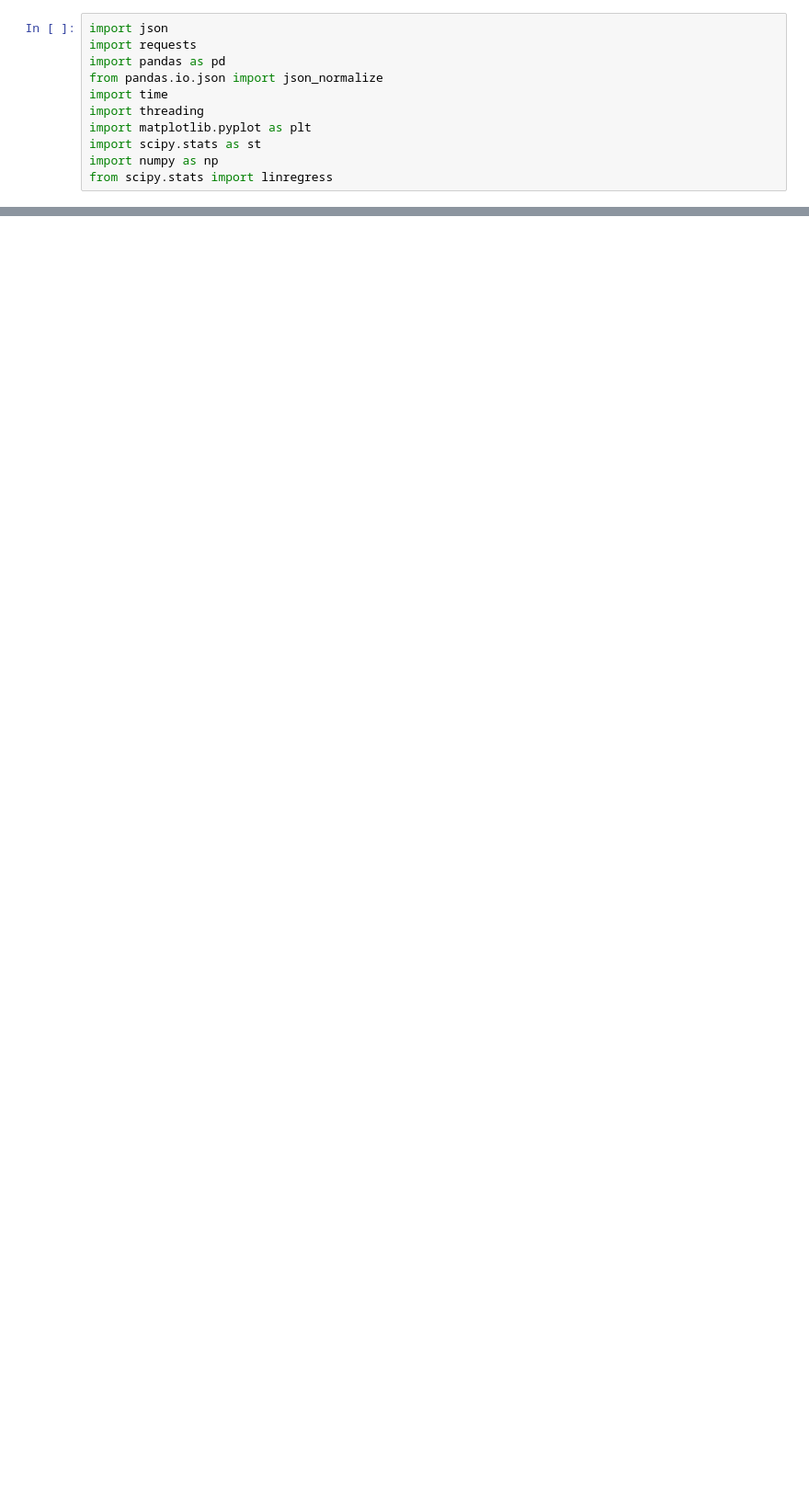
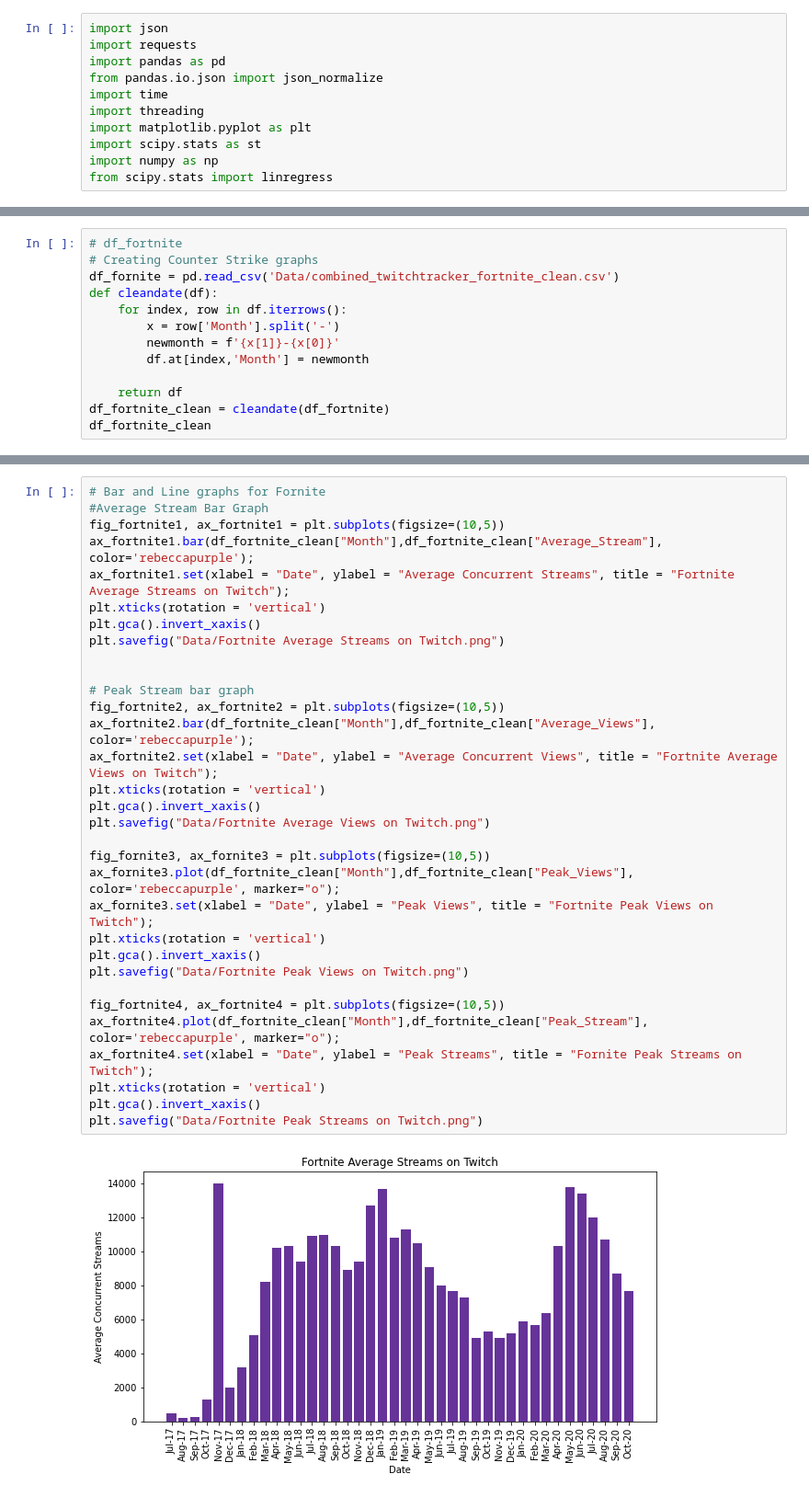
Before and after one commit to asoemardy/great-gaming-googlers, a Jupyter notebook: Twitch Tracker Graphs.ipynb, the cells around one changed output, grey strips where cells are left out. Shown at 92% size. Saved outputs shown, nothing was run; the diff lists cells and outputs as text; blank space fills up the shorter version.

```diff
--- a/Twitch Tracker Graphs.ipynb
+++ b/Twitch Tracker Graphs.ipynb
@@ -153,0 +218,13 @@ df_fortnite
+# %%
+# df_fortnite
+# Creating Counter Strike graphs
+df_fornite = pd.read_csv('Data/combined_twitchtracker_fortnite_clean.csv')
+def cleandate(df):
+    for index, row in df.iterrows():
+        x = row['Month'].split('-')
+        newmonth = f'{x[1]}-{x[0]}'
+        df.at[index,'Month'] = newmonth
+
+    return df
+df_fortnite_clean = cleandate(df_fortnite)
+df_fortnite_clean
@@ -153,0 +249,34 @@ df_fortnite
+# %%
+# Bar and Line graphs for Fornite
+#Average Stream Bar Graph
+fig_fortnite1, ax_fortnite1 = plt.subplots(figsize=(10,5))
+ax_fortnite1.bar(df_fortnite_clean["Month"],df_fortnite_clean["Average_Stream"], color='rebeccapurple');
+ax_fortnite1.set(xlabel = "Date", ylabel = "Average Concurrent Streams", title = "Fortnite Average Streams on Twitch");
+plt.xticks(rotation = 'vertical')
+plt.gca().invert_xaxis()
+plt.savefig("Data/Fortnite Average Streams on Twitch.png")
+
+
+# Peak Stream bar graph
+fig_fortnite2, ax_fortnite2 = plt.subplots(figsize=(10,5))
+ax_fortnite2.bar(df_fortnite_clean["Month"],df_fortnite_clean["Average_Views"], color='rebeccapurple');
+ax_fortnite2.set(xlabel = "Date", ylabel = "Average Concurrent Views", title = "Fortnite Average Views on Twitch");
+plt.xticks(rotation = 'vertical')
+plt.gca().invert_xaxis()
+plt.savefig("Data/Fortnite Average Views on Twitch.png")
+
+fig_fornite3, ax_fornite3 = plt.subplots(figsize=(10,5))
+ax_fornite3.plot(df_fortnite_clean["Month"],df_fortnite_clean["Peak_Views"], color='rebeccapurple', marker="o");
+ax_fornite3.set(xlabel = "Date", ylabel = "Peak Views", title = "Fortnite Peak Views on Twitch");
+plt.xticks(rotation = 'vertical')
+plt.gca().invert_xaxis()
+plt.savefig("Data/Fortnite Peak Views on Twitch.png")
+
+fig_fortnite4, ax_fortnite4 = plt.subplots(figsize=(10,5))
+ax_fortnite4.plot(df_fortnite_clean["Month"],df_fortnite_clean["Peak_Stream"], color='rebeccapurple', marker="o");
+ax_fortnite4.set(xlabel = "Date", ylabel = "Peak Streams", title = "Fornite Peak Streams on Twitch");
+plt.xticks(rotation = 'vertical')
+plt.gca().invert_xaxis()
+plt.savefig("Data/Fortnite Peak Streams on Twitch.png")
+# %% [output]
+[figure, added]
```
Also changed, not shown: parts of 20 cells of this notebook, 41 other files.
